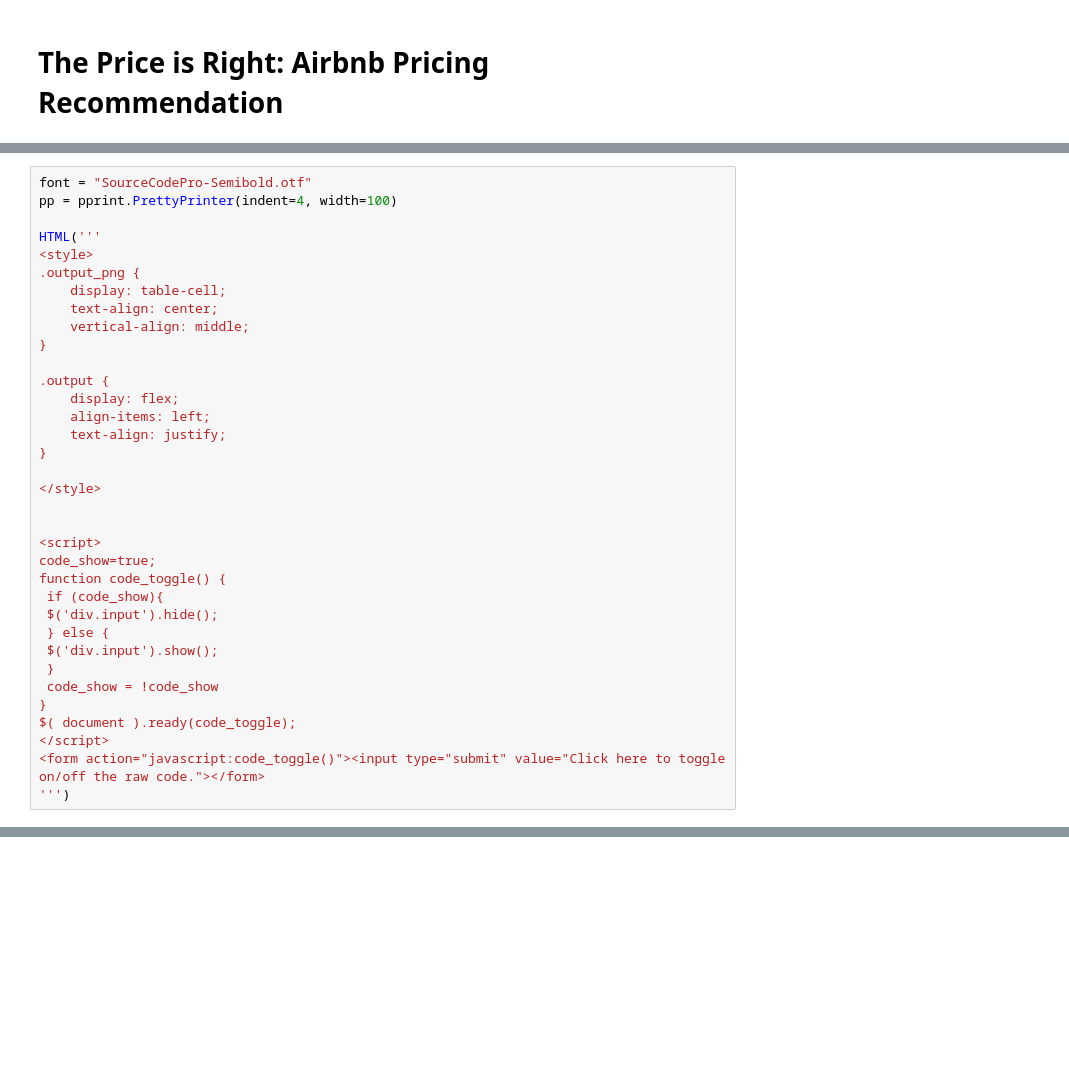
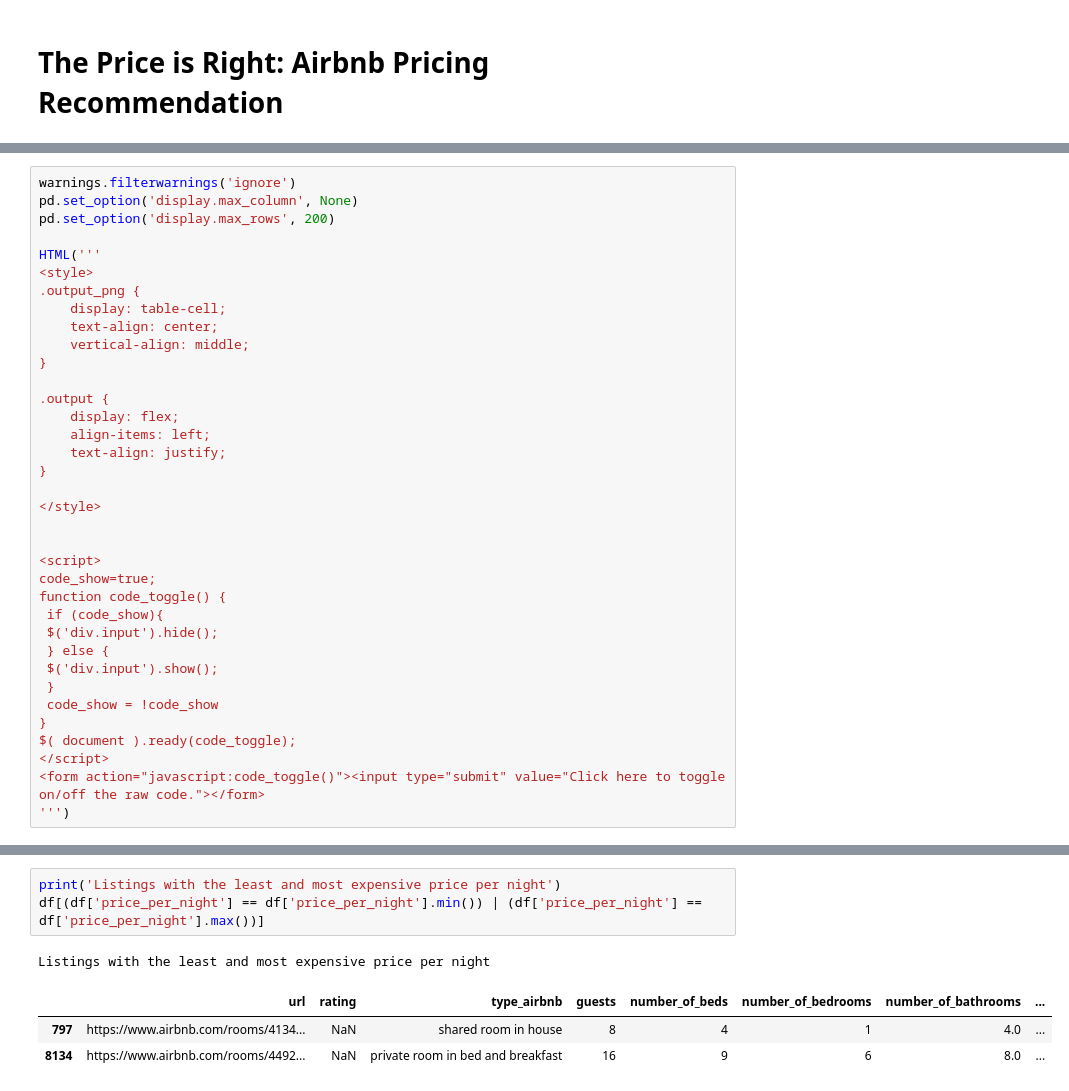
Before and after one commit to ZL63388/airbnb-prediction-ph, a Jupyter notebook: Technical Report.ipynb, the cells around one changed output, grey strips where cells are left out. Cells and saved outputs as stored; diff of their text form; blank space fills up the shorter version.

```diff
--- a/Technical Report.ipynb
+++ b/Technical Report.ipynb
@@ -11,6 +10,7 @@ from IPython.display import HTML, display
 # %%
-font = "SourceCodePro-Semibold.otf"
-pp = pprint.PrettyPrinter(indent=4, width=100)
+warnings.filterwarnings('ignore')
+pd.set_option('display.max_column', None)
+pd.set_option('display.max_rows', 200)
 
 HTML('''
 <style>
@@ -47,0 +112,8 @@ $( document ).ready(code_toggle);
+# %%
+print('Listings with the least and most expensive price per night')
+df[(df['price_per_night'] == df['price_per_night'].min()) | (df['price_per_night'] == df['price_per_night'].max())]
+# %% [output]
+Listings with the least and most expensive price per night
+|  | url | rating | type_airbnb | guests | number_of_beds | number_of_bedrooms | number_of_bathrooms | ... |
+| 797 | https://www.airbnb.com/rooms/4134... | NaN | shared room in house | 8 | 4 | 1 | 4.0 | ... |
+| 8134 | https://www.airbnb.com/rooms/4492... | NaN | private room in bed and breakfast | 16 | 9 | 6 | 8.0 | ... |
```
Also changed, not shown: parts of 17 cells of this notebook, 3 other files.
